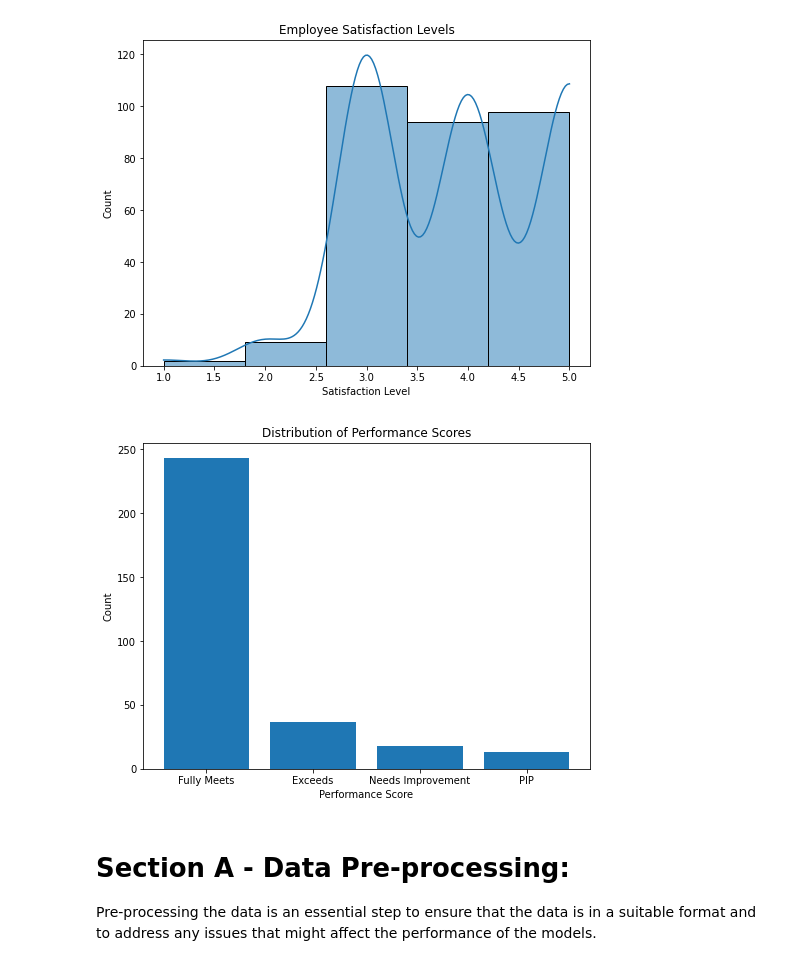
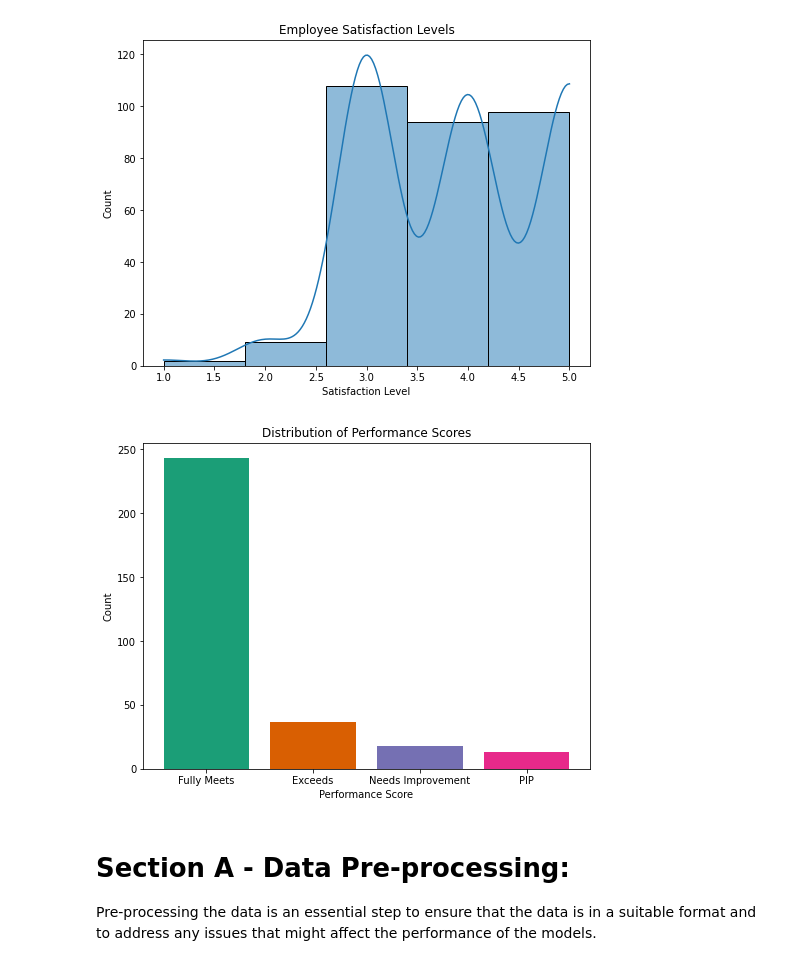
Before and after one commit to ColgateSmile/MachineLearning_Human_Resuorces_Analytics, a Jupyter notebook: MachineLearning_Ex_3.ipynb, the cells around one changed output. Drawn from its saved outputs; the diff is of its cells as text; code cells hidden in the pictures.

```diff
--- a/MachineLearning_Ex_3.ipynb
+++ b/MachineLearning_Ex_3.ipynb
@@ -157,16 +195,16 @@ plt.show()
 # Additional visualization 2
 # %%
 #Stacked bar plot for distribution of performance scores
-
+colors = sns.color_palette('Dark2')
 performance_counts = df['PerformanceScore'].value_counts()
 plt.figure(figsize=(8, 6))
-plt.bar(performance_counts.index, performance_counts.values)
+plt.bar(performance_counts.index, performance_counts.values, color=colors)
 plt.title('Distribution of Performance Scores')
 plt.xlabel('Performance Score')
 plt.ylabel('Count')
 plt.show()
 # %% [output]
-[figure, old version]
+[figure, new version]
 # %% [markdown]
 # Section A - Data Pre-processing:
 Pre-processing the data is an essential step to ensure that the data is in a suitable format and to address any issues that might affect the performance of the models.
```
Also changed, not shown: parts of 26 cells of this notebook.
